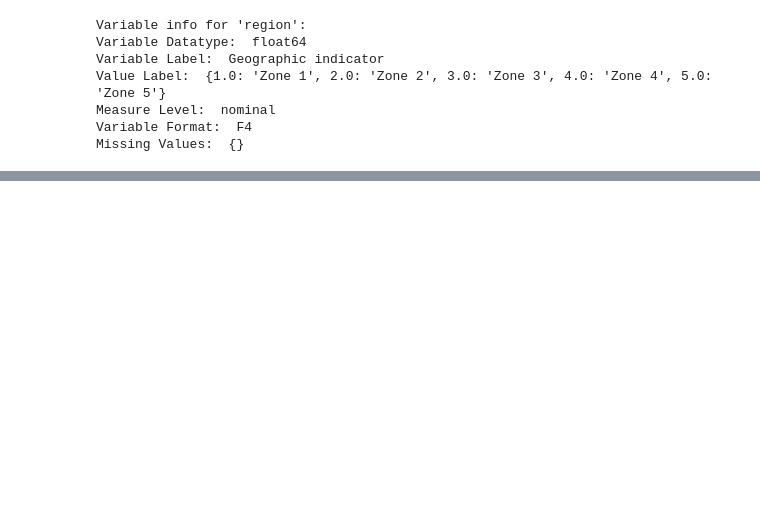
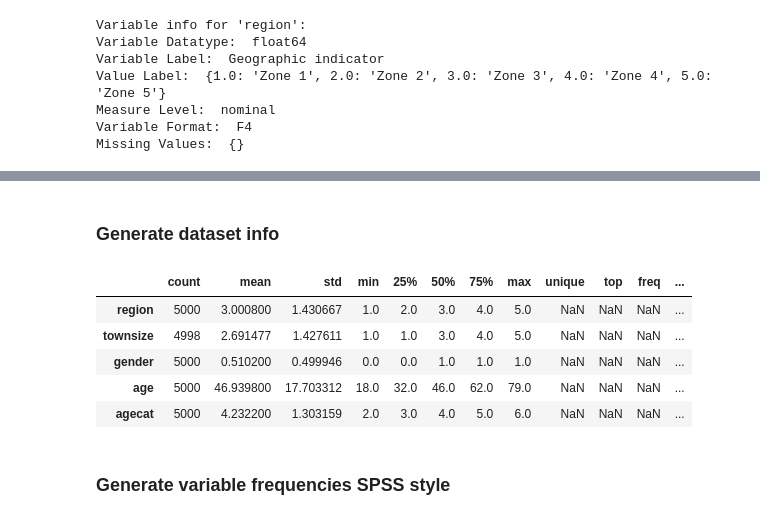
Before and after one commit to trivikram18/SPSSReadWrite, a Jupyter notebook: SPSS_IO.ipynb, the cells around one changed output, grey strips where cells are left out. Saved outputs shown, nothing was run; the diff lists cells and outputs as text; code cells hidden in the pictures; blank space fills up the shorter version.

Commit message:
Updates with all the functions

```diff
--- a/SPSS_IO.ipynb
+++ b/SPSS_IO.ipynb
@@ -40,0 +103,2 @@ None
+# %%
+df_custDB, variable_labels_custDB, value_labels_custDB, measure_levels_custDB, variable_formats_custDB, missing_values_custDB = ReadSPSS('customer_dbase.sav')
@@ -74,0 +184,36 @@ Missing Values:  {}
+# %% [markdown]
+### Generate dataset info
+# %%
+def GenerateSPSSDatasetInfo(df, variable_labels, var=''):
+    """ This function gives variable description of dataframe.
+    Args:
+    	Dataframe, Variable Labels, and an optional group by varible passed as a list
+    Returns:
+    	Dataframe with variable description of the input dataframe
+    """
+    if var == '':
+        df_var_description = pd.concat([df.describe().T,df.select_dtypes(include = 'object').describe().T], axis=0, sort=False)
+        df_var_labels = pd.DataFrame.from_dict({k: variable_labels[k] for k in df.columns}, orient='index')
+        df_var_description_with_variable_labels = pd.concat([df_var_description, df_var_labels], axis=1, sort=False)
+    else:
+        df_group = df.groupby(var)
+        df_var_description_numeric = df_group[df.columns].apply(lambda x: x.describe().T)
+        df_var_description_object = df_group[df.select_dtypes(include = 'object').columns].apply(lambda x: x.describe().T)
+        df_var_description = pd.concat([df_var_description_numeric, df_var_description_object], axis=0, sort=False)
+        df_var_description.reset_index(inplace=True)
+        df_var_labels = pd.DataFrame.from_dict({k: variable_labels[k] for k in df.columns}, orient='index')
+        df_var_labels.reset_index(inplace=True)
+        merge_variable = 'level_' + str(len(var))
+        df_var_description_with_variable_labels = df_var_description.merge(df_var_labels, how='left', left_on=merge_variable, right_on='index')
+        df_var_description_with_variable_labels.drop(columns=['index'], inplace=True)
+    return df_var_description_with_variable_labels
+# %%
+df_custDB_info = GenerateSPSSDatasetInfo(df_custDB, variable_labels_custDB)
+df_custDB_info.head()
+# %% [output]
+|  | count | mean | std | min | 25% | 50% | 75% | max | unique | top | freq | ... |
+| region | 5000 | 3.000800 | 1.430667 | 1.0 | 2.0 | 3.0 | 4.0 | 5.0 | NaN | NaN | NaN | ... |
+| townsize | 4998 | 2.691477 | 1.427611 | 1.0 | 1.0 | 3.0 | 4.0 | 5.0 | NaN | NaN | NaN | ... |
+| gender | 5000 | 0.510200 | 0.499946 | 0.0 | 0.0 | 1.0 | 1.0 | 1.0 | NaN | NaN | NaN | ... |
+| age | 5000 | 46.939800 | 17.703312 | 18.0 | 32.0 | 46.0 | 62.0 | 79.0 | NaN | NaN | NaN | ... |
+| agecat | 5000 | 4.232200 | 1.303159 | 2.0 | 3.0 | 4.0 | 5.0 | 6.0 | NaN | NaN | NaN | ... |
@@ -74,0 +222,2 @@ Missing Values:  {}
+# %% [markdown]
+### Generate variable frequencies SPSS style
```
Also changed, not shown: parts of 39 cells of this notebook, 5 other files.
